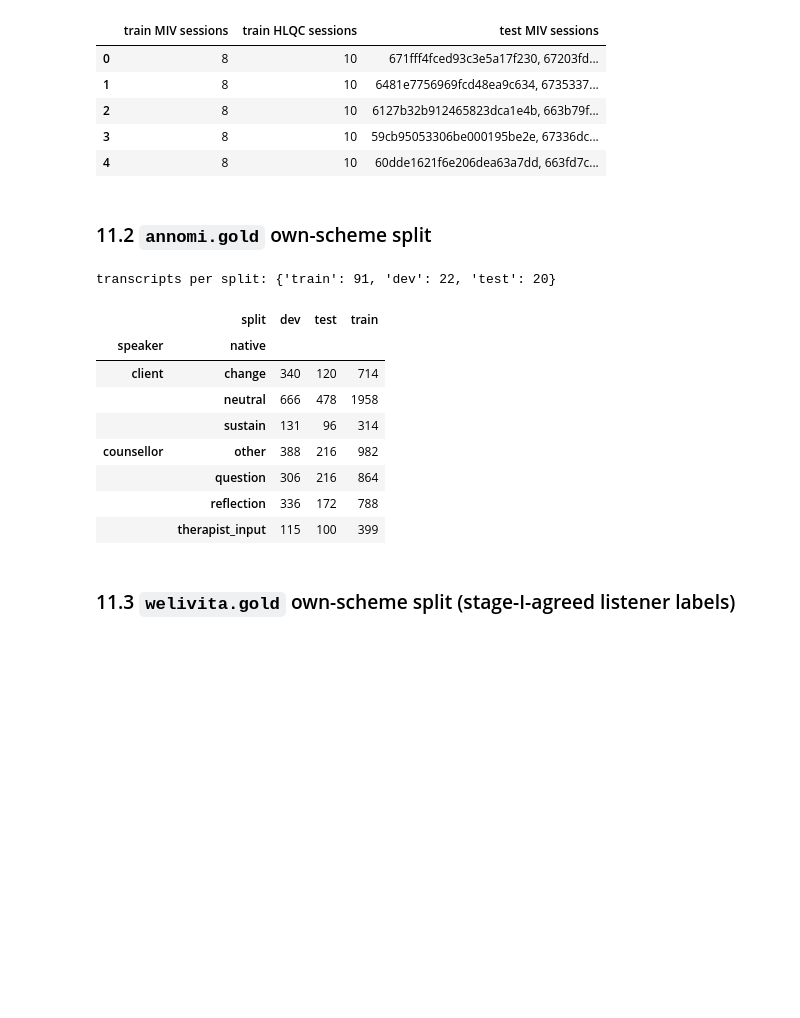
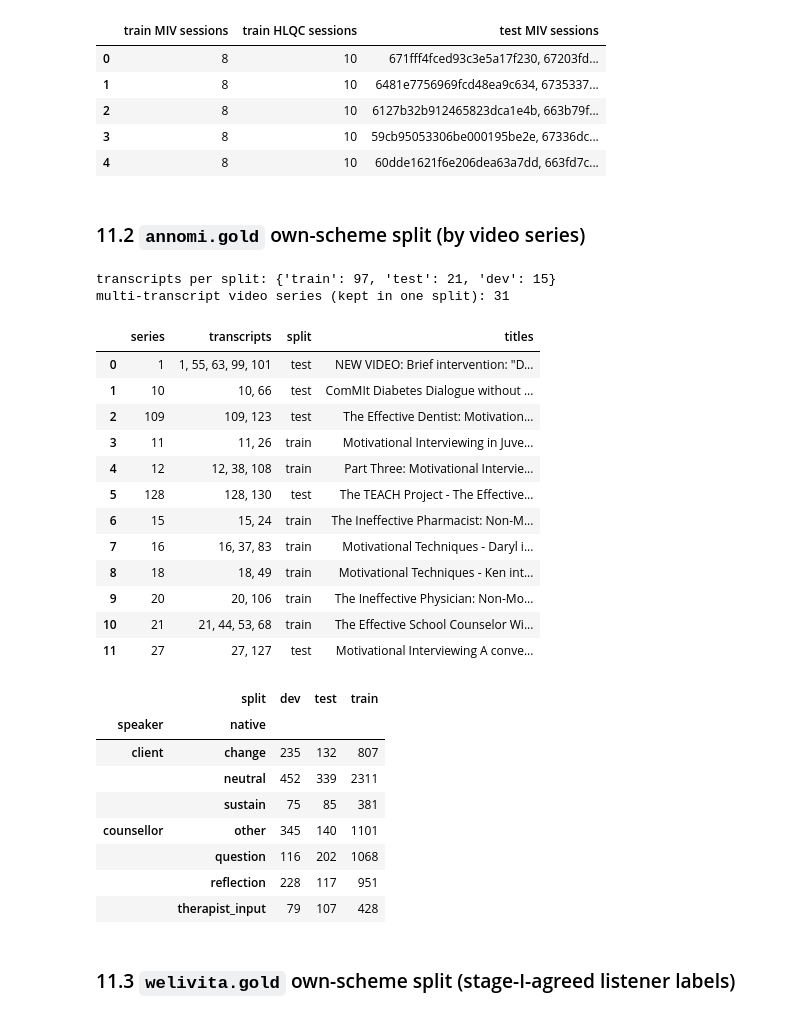
Before and after one commit to Zme874amy/Behavioral-Coding, a Jupyter notebook: notebooks/datasets_eda.ipynb, the cells around one changed output. Saved outputs shown, nothing was run; the diff lists cells and outputs as text; code cells hidden in the pictures; blank space fills up the shorter version.

```diff
--- a/notebooks/datasets_eda.ipynb
+++ b/notebooks/datasets_eda.ipynb
@@ -1257,21 +1289,39 @@ checkpoint selection: HLQC validation fold as in misc_main (val_folds 7, val_fol
 | 3 | 8 | 10 | 59cb95053306be000195be2e, 67336dc... |
 | 4 | 8 | 10 | 60dde1621f6e206dea63a7dd, 663fd7c... |
 # %% [markdown]
-### 11.2 `annomi.gold` own-scheme split
+### 11.2 `annomi.gold` own-scheme split (by video series)
 # %%
 a = MAN['annomi_own']['split']; print('transcripts per split:', pd.Series(a).value_counts().to_dict())
+print('multi-transcript video series (kept in one split):', len(MAN['annomi_own']['series']))
+display(pd.DataFrame([{'series': g, 'transcripts': ', '.join(ms), 'split': a[ms[0]],
+                       'titles': ' | '.join(F['annomi.gold'][F['annomi.gold'].conv_id.isin(ms)].groupby('conv_id').video_title.first().head(3))}
+                      for g, ms in MAN['annomi_own']['series'].items()]).head(12))
 df = F['annomi.gold'].assign(split=F['annomi.gold'].conv_id.map(a)); pd.crosstab([df.speaker, df.native], df.split)
 # %% [output]
-transcripts per split: {'train': 91, 'dev': 22, 'test': 20}
+transcripts per split: {'train': 97, 'test': 21, 'dev': 15}
+multi-transcript video series (kept in one split): 31
-|  | split | dev | test | train |
-| speaker | native |  |  |  |
-| client | change | 340 | 120 | 714 |
-|  | neutral | 666 | 478 | 1958 |
-|  | sustain | 131 | 96 | 314 |
-| counsellor | other | 388 | 216 | 982 |
-|  | question | 306 | 216 | 864 |
-|  | reflection | 336 | 172 | 788 |
-|  | therapist_input | 115 | 100 | 399 |
+|  | series | transcripts | split | titles |
+| 0 | 1 | 1, 55, 63, 99, 101 | test | NEW VIDEO: Brief intervention: "D... |
+| 1 | 10 | 10, 66 | test | ComMIt Diabetes Dialogue without ... |
+| 2 | 109 | 109, 123 | test | The Effective Dentist: Motivation... |
+| 3 | 11 | 11, 26 | train | Motivational Interviewing in Juve... |
+| 4 | 12 | 12, 38, 108 | train | Part Three: Motivational Intervie... |
+| 5 | 128 | 128, 130 | test | The TEACH Project - The Effective... |
+| 6 | 15 | 15, 24 | train | The Ineffective Pharmacist: Non-M... |
+| 7 | 16 | 16, 37, 83 | train | Motivational Techniques - Daryl i... |
+| 8 | 18 | 18, 49 | train | Motivational Techniques - Ken int... |
+| 9 | 20 | 20, 106 | train | The Ineffective Physician: Non-Mo... |
+| 10 | 21 | 21, 44, 53, 68 | train | The Effective School Counselor Wi... |
+| 11 | 27 | 27, 127 | test | Motivational Interviewing A conve... |
+|  | split | dev | test | train |
+| speaker | native |  |  |  |
+| client | change | 235 | 132 | 807 |
+|  | neutral | 452 | 339 | 2311 |
+|  | sustain | 75 | 85 | 381 |
+| counsellor | other | 345 | 140 | 1101 |
+|  | question | 116 | 202 | 1068 |
+|  | reflection | 228 | 117 | 951 |
+|  | therapist_input | 79 | 107 | 428 |
 # %% [markdown]
 ### 11.3 `welivita.gold` own-scheme split (stage-I-agreed listener labels)
 # %%
```
Also changed, not shown: parts of 6 cells of this notebook, 9 other files.
